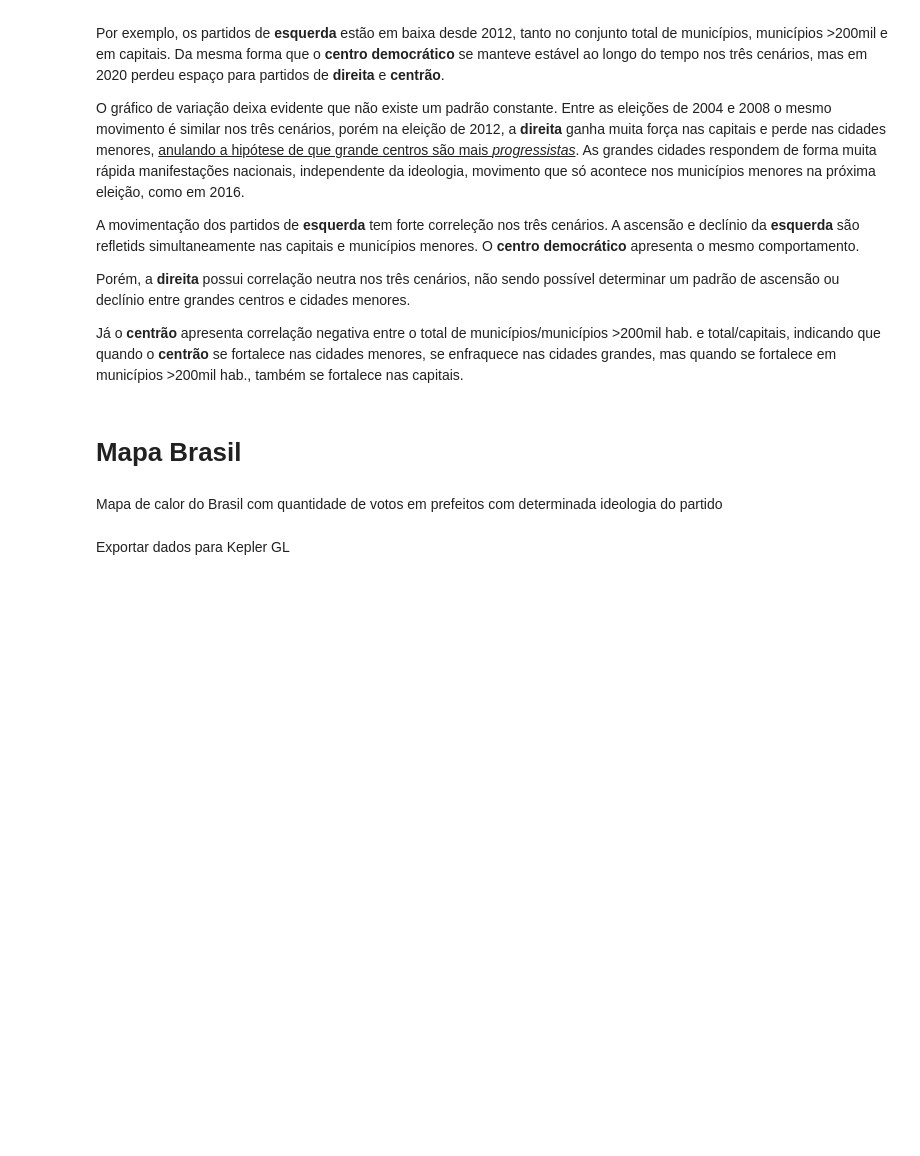
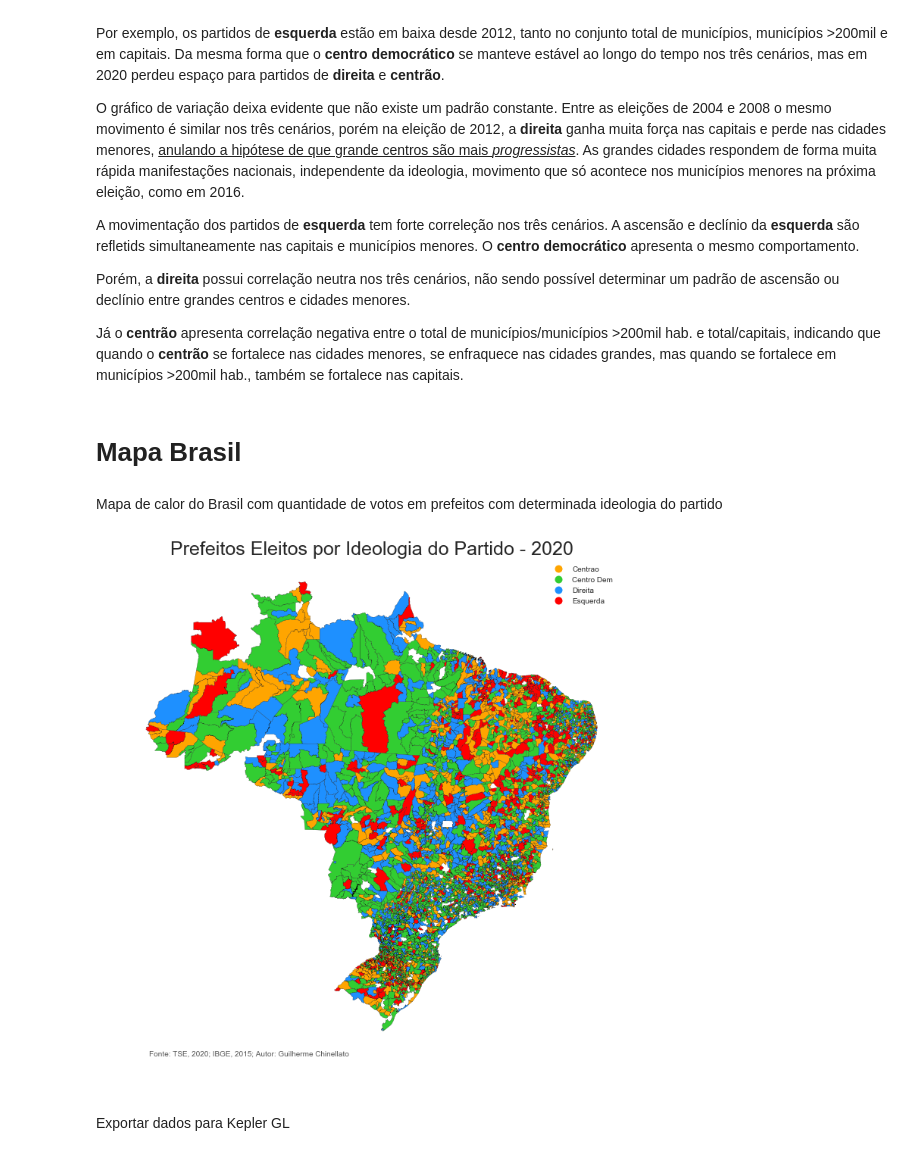
Before and after one commit to gchinellato/eleicoes-ideologia, a Jupyter notebook: eleicoes-ideologia.ipynb, the cells around one changed output. Saved outputs shown, nothing was run; the diff lists cells and outputs as text; code cells hidden in the pictures; blank space fills up the shorter version.

Commit message:
update mapa brasil

```diff
--- a/eleicoes-ideologia.ipynb
+++ b/eleicoes-ideologia.ipynb
@@ -776,19 +776,21 @@ df_mapa_novo.ano_eleicao = df_mapa_novo.ano_eleicao.astype(int)
 # %%
 year = 2020
 mapa = df_mapa_novo[df_mapa_novo.ano_eleicao == year].drop_duplicates(subset='codigo_municipio', keep='first')
 cmap = ListedColormap(['orange', 'limegreen', 'dodgerblue', 'red'])
 
 fig, ax = plt.subplots(figsize=(12,12))
-p = mapa.plot(column='ideologia', cmap=cmap, legend=True, linewidth=0.1, ax=ax, edgecolor='black')
+p = mapa.plot(column='ideologia', cmap=cmap, legend=True, linewidth=0.2, ax=ax, edgecolor='black')
 p.set_axis_off()
 p.set_title('Prefeitos Eleitos por Ideologia do Partido - '+str(year), fontdict={'fontsize':'25', 'fontweight':'3'})
 p.annotate('Fonte: TSE, 2020; IBGE, 2015; Autor: Guilherme Chinellato', xy=(0.1,0.08),
             xycoords='figure fraction', horizontalalignment='left', verticalalignment='top', fontsize=10, color='#555555')
 
 #leg = p.get_legend()
 #leg.get_texts()[4].set_text('Não consta')
 plt.show()
 fig.savefig('output/brasil_'+str(year)+'.png', dpi=300, bbox_inches = 'tight')
+# %% [output]
+[figure, added]
 # %% [markdown]
 Exportar dados para Kepler GL
 # %%
```
Also changed, not shown: 1 other file.
